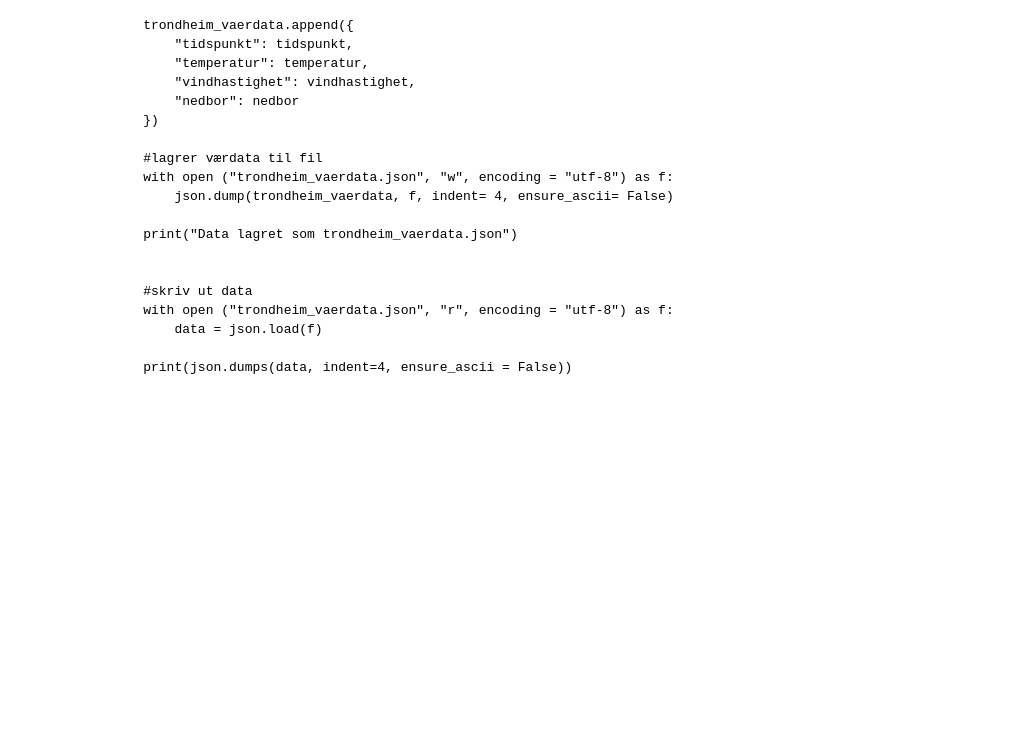
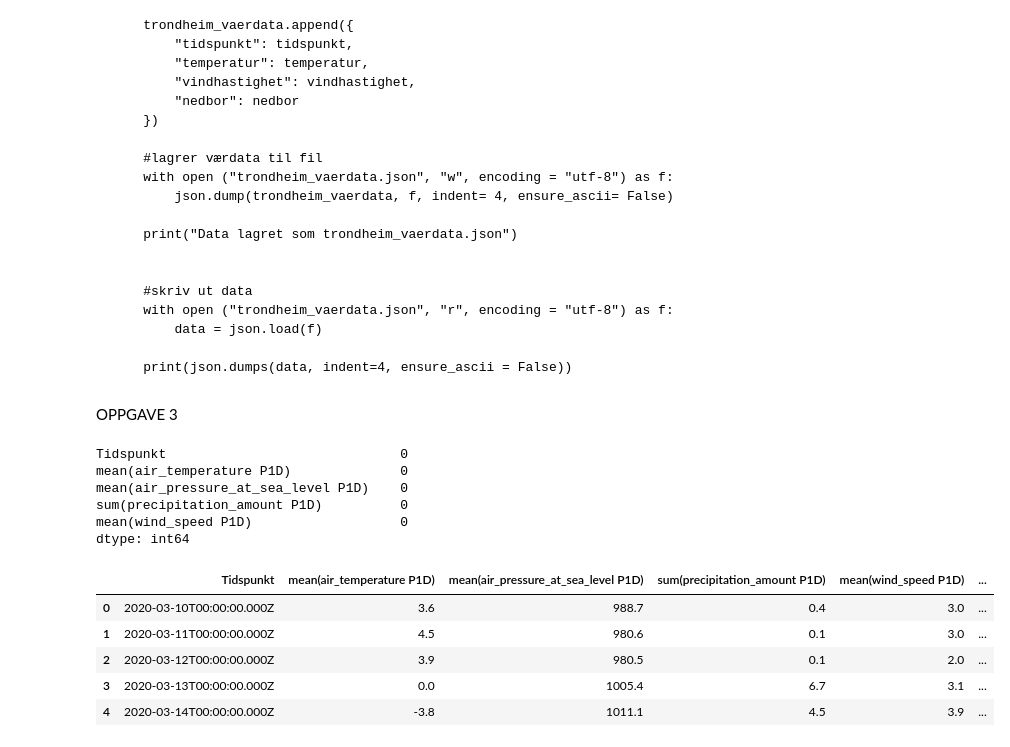
Before and after one commit to friha03/Milj-dataanalyseapplikasjon, a Jupyter notebook: hentedata.ipynb, the cells around one changed output. Cells and saved outputs as stored; diff of their text form; code cells hidden in the pictures; blank space fills up the shorter version.

Commit message:
List compherisions og pandas pluss feilsøking

```diff
--- a/hentedata.ipynb
+++ b/hentedata.ipynb
@@ -234,3 +236,70 @@ if data:
             data = json.load(f)
 
         print(json.dumps(data, indent=4, ensure_ascii = False))
+# %% [markdown]
+OPPGAVE 3
+# %%
+import pandas as pd
+
+
+#identifisere og håndtere databehandling
+
+#identifisere verdier som mangler
+#sjekker hvor mange verdier som mangler i hver kolonne
+df = pd.read_csv("trondheim_vaerdata_full.csv")
+print(df.isnull().sum())
+
+#fylle inn manglende verdier basert på type data
+#numeriske verdier, mean() og median() for å fylle ut hullene
+
+
+df.fillna({
+    "mean(air_temperature P1D)": df["mean(air_temperature P1D)"].median(),
+    "mean(air_pressure_at_sea_level P1D)": df["mean(air_pressure_at_sea_level P1D)"].median(),
+    "sum(precipitation_amount P1D)": df["sum(precipitation_amount P1D)"].fillna(0), #null nedbor
+    "mean(wind_speed P1D)": df["mean(wind_speed P1D)"]. fillna(df["mean(wind_speed P1D)"].mean())
+}, inplace =True)
+
+
+#interpolerer for å finne ut manglende verdier
+df.interpolate(method = 'linear', inplace= True)
+# %% [output]
+Tidspunkt                              0
+mean(air_temperature P1D)              0
+mean(air_pressure_at_sea_level P1D)    0
+sum(precipitation_amount P1D)          0
+mean(wind_speed P1D)                   0
+dtype: int64
+# %%
+#Bruker list comprehensions for effektiv datamanipilering
+
+#kategorisering av temperatur
+df["TemperaurKategori"] = ["Kaldt" if temp < 10
+                            else "Mildt" if temp < 20
+                            else "Vamrt" for temp in df["mean(air_temperature P1D)"]]
+
+#kategorisering av vind
+df["VindKategori"] = ["Vindstille" if vind < 2
+                      else "Lett bris" if vind < 10
+                      else "Sterk vind" if vind < 20
+                      else "storm"for vind in df["mean(wind_speed P1D)"]]
+
+
+#Kategorisering av trykk
+df["TrykkKategori"] = ["Høytrykk" if trykk > 1013
+                       else "Lavtrykk" for trykk in df["mean(air_pressure_at_sea_level P1D)"]]
+
+#Kategorisering av nedbor
+df["NedborKategori"] = ["Tørt" if nedbor == 0
+                        else "Lett regn" if nedbor < 5
+                        else "Mye regn " if nedbor < 20
+                        else "Ekstrem vær" for nedbor in df["sum(precipitation_amount P1D)"]]
+
+df.head()  #skriver ut de fem øverste
+# %% [output]
+|  | Tidspunkt | mean(air_temperature P1D) | mean(air_pressure_at_sea_level P1D) | sum(precipitation_amount P1D) | mean(wind_speed P1D) | ... |
+| 0 | 2020-03-10T00:00:00.000Z | 3.6 | 988.7 | 0.4 | 3.0 | ... |
+| 1 | 2020-03-11T00:00:00.000Z | 4.5 | 980.6 | 0.1 | 3.0 | ... |
+| 2 | 2020-03-12T00:00:00.000Z | 3.9 | 980.5 | 0.1 | 2.0 | ... |
+| 3 | 2020-03-13T00:00:00.000Z | 0.0 | 1005.4 | 6.7 | 3.1 | ... |
+| 4 | 2020-03-14T00:00:00.000Z | -3.8 | 1011.1 | 4.5 | 3.9 | ... |
```
Also changed, not shown: parts of 3 cells of this notebook.
